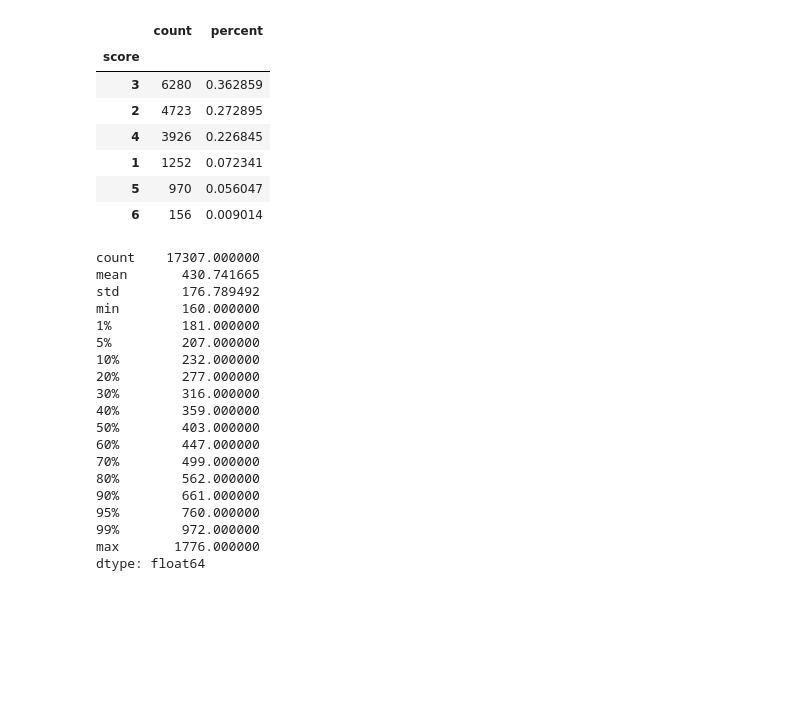
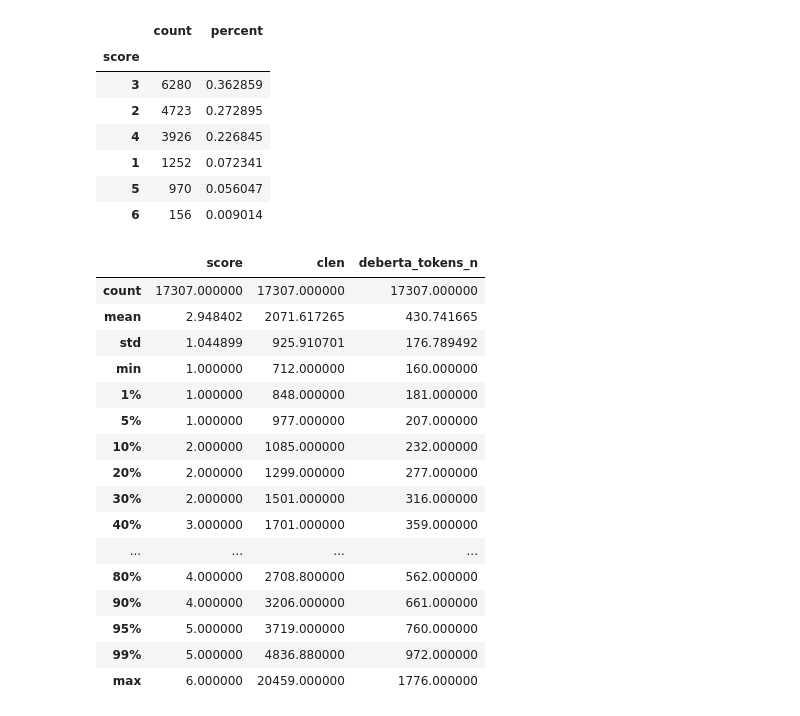
Before and after one commit to seahrh/kaggle-learning-agency-lab-automated-essay-scoring-2, a Jupyter notebook: 01_eda.ipynb, the cells around one changed output. Drawn from its saved outputs; the diff is of its cells as text; code cells hidden in the pictures; blank space fills up the shorter version.

```diff
--- a/01_eda.ipynb
+++ b/01_eda.ipynb
@@ -74,30 +74,29 @@ pdx.value_counts(df["score"])
 | 5 | 970 | 0.056047 |
 | 6 | 156 | 0.009014 |
 # %%
+df["clen"] = df["full_text"].str.len()
 texts = df["full_text"].tolist()
 x = tokenizer(texts, truncation=False, add_special_tokens=False)
-deberta_tokens = [len(tokens) for tokens in x["input_ids"]]
-pd.Series(deberta_tokens).describe(percentiles=percentiles)
+df["deberta_tokens_n"] = [len(tokens) for tokens in x["input_ids"]]
+df.describe(percentiles=percentiles)
 # %% [output]
-count    17307.000000
-mean       430.741665
-std        176.789492
-min        160.000000
-1%         181.000000
-5%         207.000000
-10%        232.000000
-20%        277.000000
-30%        316.000000
-40%        359.000000
-50%        403.000000
-60%        447.000000
-70%        499.000000
-80%        562.000000
-90%        661.000000
-95%        760.000000
-99%        972.000000
-max       1776.000000
-dtype: float64
+|  | score | clen | deberta_tokens_n |
+| count | 17307.000000 | 17307.000000 | 17307.000000 |
+| mean | 2.948402 | 2071.617265 | 430.741665 |
+| std | 1.044899 | 925.910701 | 176.789492 |
+| min | 1.000000 | 712.000000 | 160.000000 |
+| 1% | 1.000000 | 848.000000 | 181.000000 |
+| 5% | 1.000000 | 977.000000 | 207.000000 |
+| 10% | 2.000000 | 1085.000000 | 232.000000 |
+| 20% | 2.000000 | 1299.000000 | 277.000000 |
+| 30% | 2.000000 | 1501.000000 | 316.000000 |
+| 40% | 3.000000 | 1701.000000 | 359.000000 |
+| ... | ... | ... | ... |
+| 80% | 4.000000 | 2708.800000 | 562.000000 |
+| 90% | 4.000000 | 3206.000000 | 661.000000 |
+| 95% | 5.000000 | 3719.000000 | 760.000000 |
+| 99% | 5.000000 | 4836.880000 | 972.000000 |
+| max | 6.000000 | 20459.000000 | 1776.000000 |
 # %%
 tim.stop()
 print(f"Total time taken {str(tim.elapsed)}")
```
Also changed, not shown: parts of 1 cell of this notebook, 1 other file.
